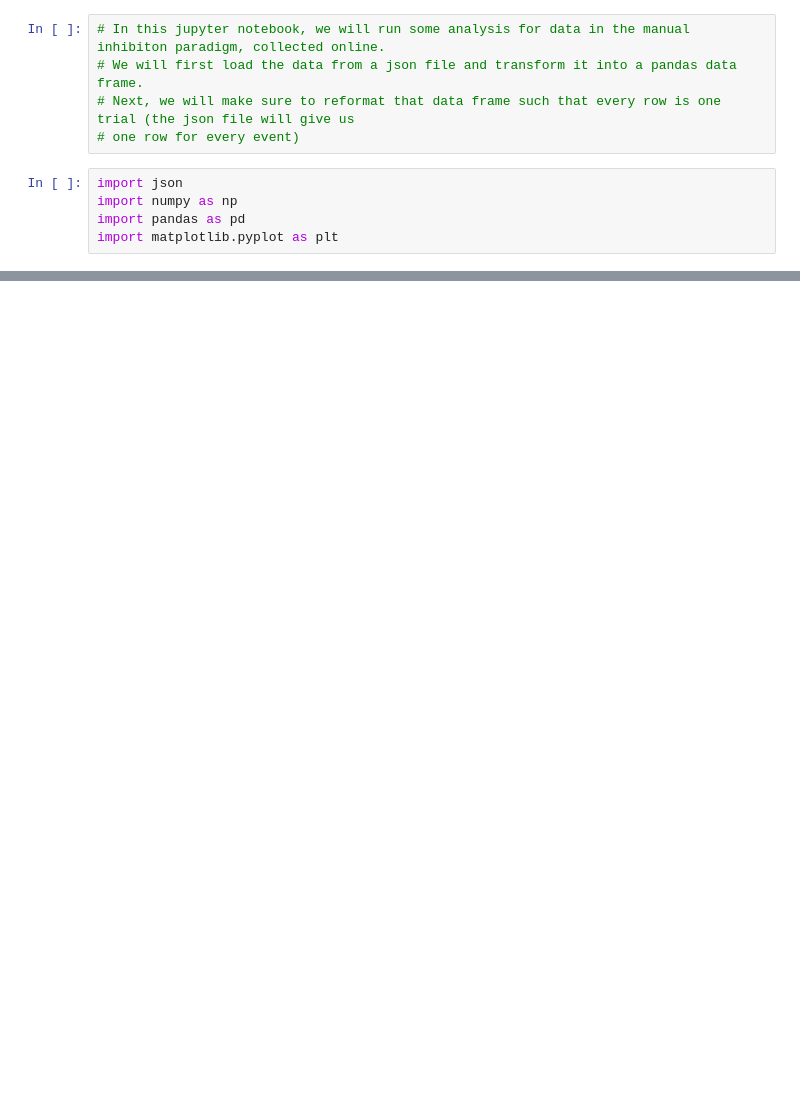
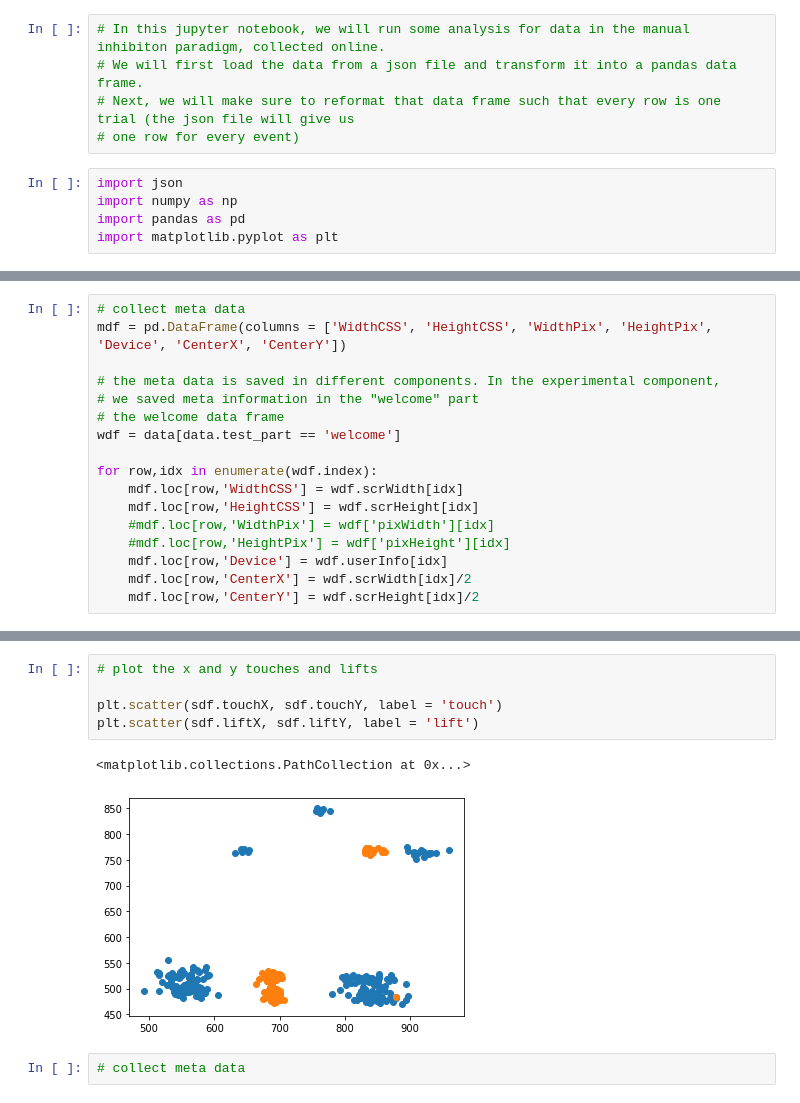
Before and after one commit to ClaraKuper/ManualInhibitionOnline, a Jupyter notebook: analysis/PreliminaryAnalysis.ipynb, the cells around one changed output, grey strips where cells are left out. Drawn from its saved outputs; the diff is of its cells as text; blank space fills up the shorter version.

```diff
--- a/analysis/PreliminaryAnalysis.ipynb
+++ b/analysis/PreliminaryAnalysis.ipynb
@@ -40,0 +84,17 @@ data
+# %%
+# collect meta data
+mdf = pd.DataFrame(columns = ['WidthCSS', 'HeightCSS', 'WidthPix', 'HeightPix', 'Device', 'CenterX', 'CenterY'])
+
+# the meta data is saved in different components. In the experimental component,
+# we saved meta information in the "welcome" part
+# the welcome data frame
+wdf = data[data.test_part == 'welcome']
+
+for row,idx in enumerate(wdf.index):
+    mdf.loc[row,'WidthCSS'] = wdf.scrWidth[idx]
+    mdf.loc[row,'HeightCSS'] = wdf.scrHeight[idx]
+    #mdf.loc[row,'WidthPix'] = wdf['pixWidth'][idx]
+    #mdf.loc[row,'HeightPix'] = wdf['pixHeight'][idx]
+    mdf.loc[row,'Device'] = wdf.userInfo[idx]
+    mdf.loc[row,'CenterX'] = wdf.scrWidth[idx]/2
+    mdf.loc[row,'CenterY'] = wdf.scrHeight[idx]/2
@@ -119,0 +278,10 @@ sdf
+# %%
+# plot the x and y touches and lifts
+
+plt.scatter(sdf.touchX, sdf.touchY, label = 'touch')
+plt.scatter(sdf.liftX, sdf.liftY, label = 'lift')
+# %% [output]
+<matplotlib.collections.PathCollection at 0x...>
+[figure, added]
+# %%
+# collect meta data
```
Also changed, not shown: parts of 10 cells of this notebook, 5 other files.
